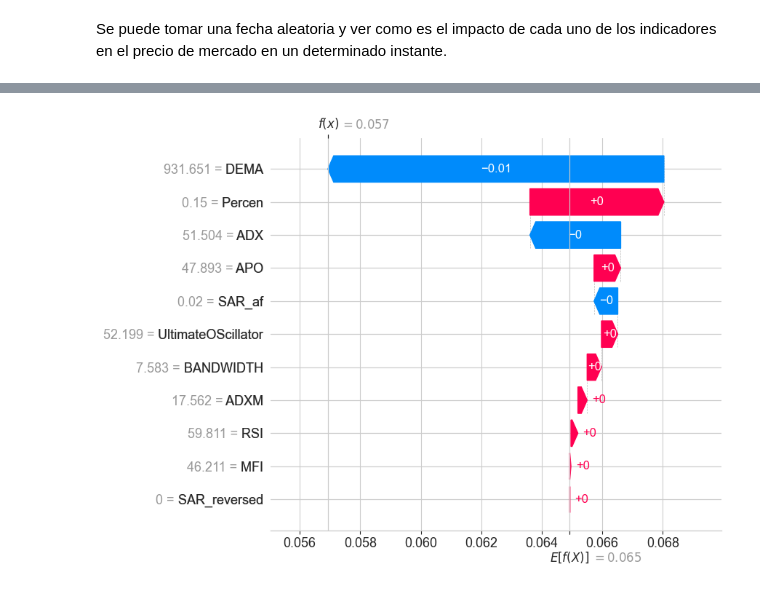
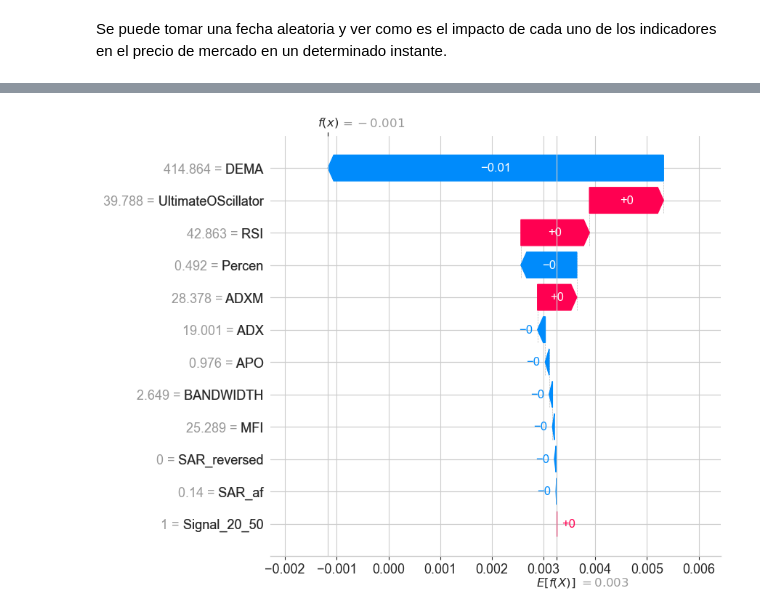
Before and after one commit to neftalivldz/finanzas_2024_agosto, a Jupyter notebook: 07_Python_XGboost_ajusteClase.ipynb, the cells around one changed output, grey strips where cells are left out. Saved outputs shown, nothing was run; the diff lists cells and outputs as text; code cells hidden in the pictures.

```diff
--- a/07_Python_XGboost_ajusteClase.ipynb
+++ b/07_Python_XGboost_ajusteClase.ipynb
@@ -449,2 +442,2 @@ datos
 # %%
-datos["target"] = y
+datos
@@ -471,13 +478,19 @@ Name: target, Length: 755, dtype: int64
 
 # Se crea otra columna con valores falso y verdaderos
 datos['Signal_20_50'] = np.where(datos['SMA_20'] > datos['SMA_50'], 1.0, 0.0)
-datos['Signal_Boellinger'] = np.where(((datos['Close'].shift(1) < datos["lower"].shift(1)) &
+datos['Close_s1'] = datos['Close'].shift(1)
+datos['lower_s1'] = datos["lower"].shift(1)
+datos['upper_s1'] = datos["upper"].shift(1)
+
+datos = datos.dropna(subset=['upper_s1'])
+
+datos['Signal_Boellinger'] = np.where(((datos['Close_s1'] < datos["lower_s1"]) &
                                        (datos['Close'] > datos["lower"])), 1.0, 0.5)
-datos['Signal_Boellinger'] = np.where(((datos['Close'].shift(1) > datos["upper"].shift(1)) &
+datos['Signal_Boellinger'] = np.where(((datos['Close_s1'] > datos['upper_s1']) &
                                        (datos['Close'] < datos["upper"])), 0.0, datos['Signal_Boellinger'])
 
 
 # Se quitan las columnas que no se necesitan
-#datos.drop(['SMA_20', 'SMA_50'], axis=1, inplace=True)
+datos.drop(['SMA_20', 'SMA_50'], axis=1, inplace=True)
 datos
 # %% [output]
@@ -518,7 +530,7 @@ dtype: int64
 # %% [markdown]
 Se elimina las columnas que no se utilizaran
 # %%
-datos = datos.drop(["SAR_long", "SAR_short", "precios_lead1", "crecimiento"], axis=1)
+datos = datos.drop(["Date", "SAR_long", "SAR_short", "precios_lead1", "crecimiento", "Close_s1", "lower_s1", "upper_s1"], axis=1)
 # %% [markdown]
 Se elimina las hileras donde no existan los valores
 # %%
@@ -705,6 +709,9 @@ X_train, X_test, y_train, y_test = train_test_split(datos[datos.columns[5:-1]],
                                                     random_state=42,
                                                     test_size=0.3,
                                                     shuffle=False)
+
+X_train = X_train.drop(["target"], axis=1)
+X_test = X_test.drop(["target"], axis=1)
 # %%
 clf = xgb.XGBRFClassifier(**params)
 
@@ -765,11 +789,11 @@ Se puede tomar una fecha aleatoria y ver como es el impacto de cada uno de los i
 # %%
 # Se genera un nuevo dataframe con el indice como columna
 X_test2 = X_test.reset_index()
 
 # Se toma el valor en la fecha especifica
-idx = X_test2.loc[X_test2["Date"] == "2024-03-27"].index[0]
+idx = X_test2.loc[X_test2["index"] == "2024-10-08"].index[0]
 
 # Se espeficica el valor dentro del parametro explanation
 shap.plots.waterfall(explanation[idx], max_display=len(datos.columns))
 # %% [output]
-[figure, old version]
+[figure, new version]
```
Also changed, not shown: parts of 34 cells of this notebook.
